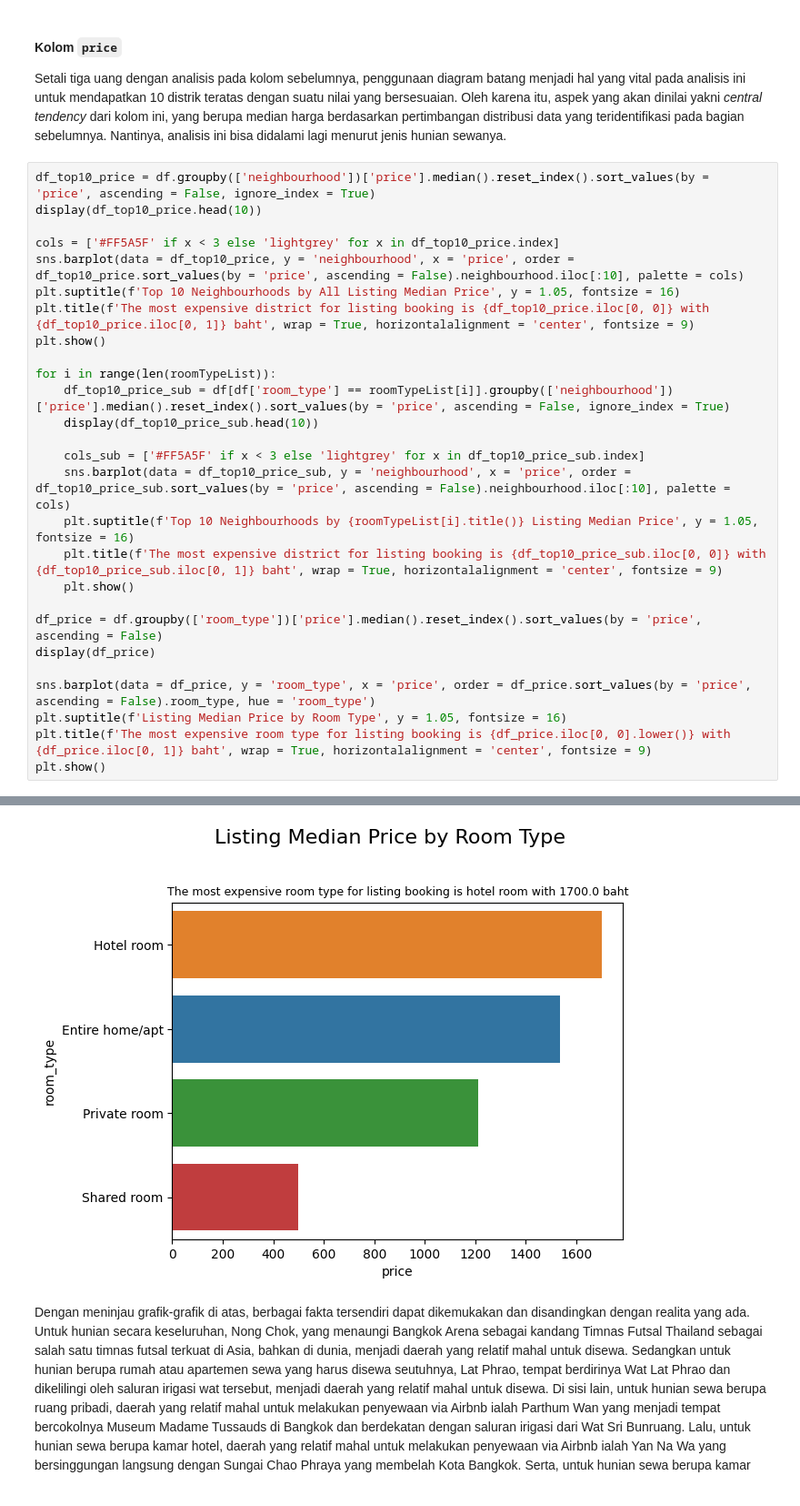
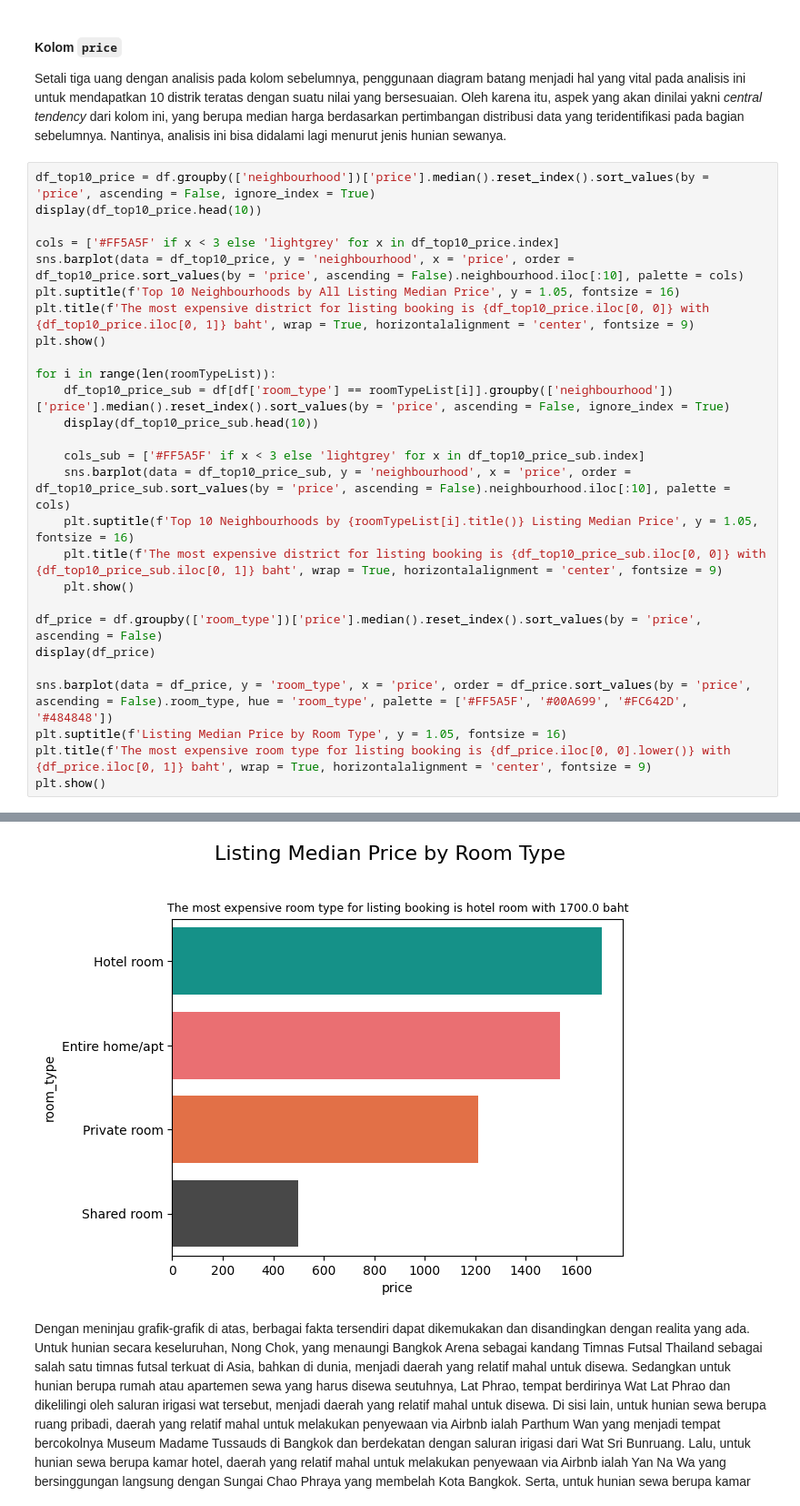
Before and after one commit to mrarvandy/capstone-project-module-2-jcdsol-016, a Jupyter notebook: data-analysis.ipynb, the cells around one changed output, grey strips where cells are left out. Shown at 91% size. Saved outputs shown, nothing was run; the diff lists cells and outputs as text.

Commit message:
data analysis

```diff
--- a/data-analysis.ipynb
+++ b/data-analysis.ipynb
@@ -1147,7 +1147,7 @@ for i in range(len(roomTypeList)):
 df_price = df.groupby(['room_type'])['price'].median().reset_index().sort_values(by = 'price', ascending = False)
 display(df_price)
 
-sns.barplot(data = df_price, y = 'room_type', x = 'price', order = df_price.sort_values(by = 'price', ascending = False).room_type, hue = 'room_type')
+sns.barplot(data = df_price, y = 'room_type', x = 'price', order = df_price.sort_values(by = 'price', ascending = False).room_type, hue = 'room_type', palette = ['#FF5A5F', '#00A699', '#FC642D', '#484848'])
 plt.suptitle(f'Listing Median Price by Room Type', y = 1.05, fontsize = 16)
 plt.title(f'The most expensive room type for listing booking is {df_price.iloc[0, 0].lower()} with {df_price.iloc[0, 1]} baht', wrap = True, horizontalalignment = 'center', fontsize = 9)
 plt.show()
@@ -1190,32 +1190,32 @@ plt.show()
 [figure]
 |  | neighbourhood | price |
 | 0 | Yan Na Wa | 7943.0 |
 | 1 | Bang Kho Laen | 7765.0 |
 | 2 | Chatu Chak | 4944.5 |
 | 3 | Parthum Wan | 3000.0 |
 | 4 | Samphanthawong | 2900.0 |
 | 5 | Huai Khwang | 2599.0 |
 | 6 | Sathon | 2500.0 |
 | 7 | Khlong San | 2486.5 |
 | 8 | Vadhana | 2414.0 |
 | 9 | Bang Na | 2200.0 |
 [figure]
 |  | neighbourhood | price |
 | 0 | Bang Khun Thain | 7276.0 |
 | 1 | Lat Phrao | 5000.0 |
 | 2 | Wang Thong Lang | 1600.0 |
 | 3 | Chom Thong | 1500.0 |
 | 4 | Yan Na Wa | 1135.0 |
 | 5 | Bang Na | 1000.0 |
 | 6 | Chatu Chak | 829.0 |
 | 7 | Min Buri | 800.0 |
 | 8 | Taling Chan | 775.0 |
 | 9 | Phaya Thai | 650.0 |
 [figure]
 |  | room_type | price |
 | 1 | Hotel room | 1700.0 |
 | 0 | Entire home/apt | 1536.0 |
 | 2 | Private room | 1212.0 |
 | 3 | Shared room | 500.0 |
-[figure, old version]
+[figure, new version]
 # %% [markdown]
```
Also changed, not shown: parts of 4 cells of this notebook.
